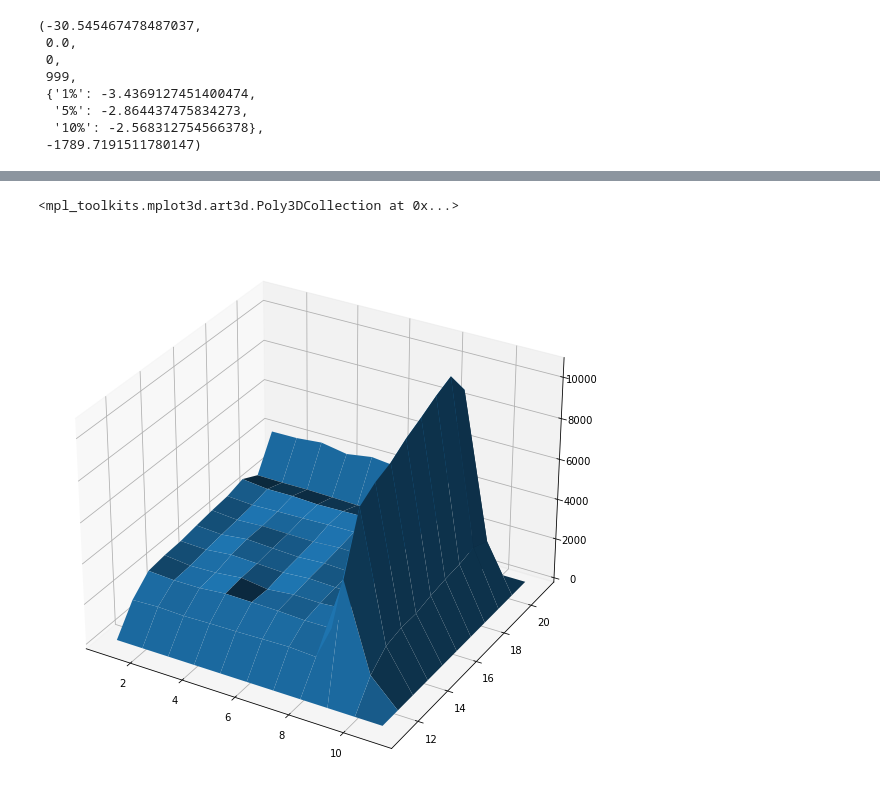
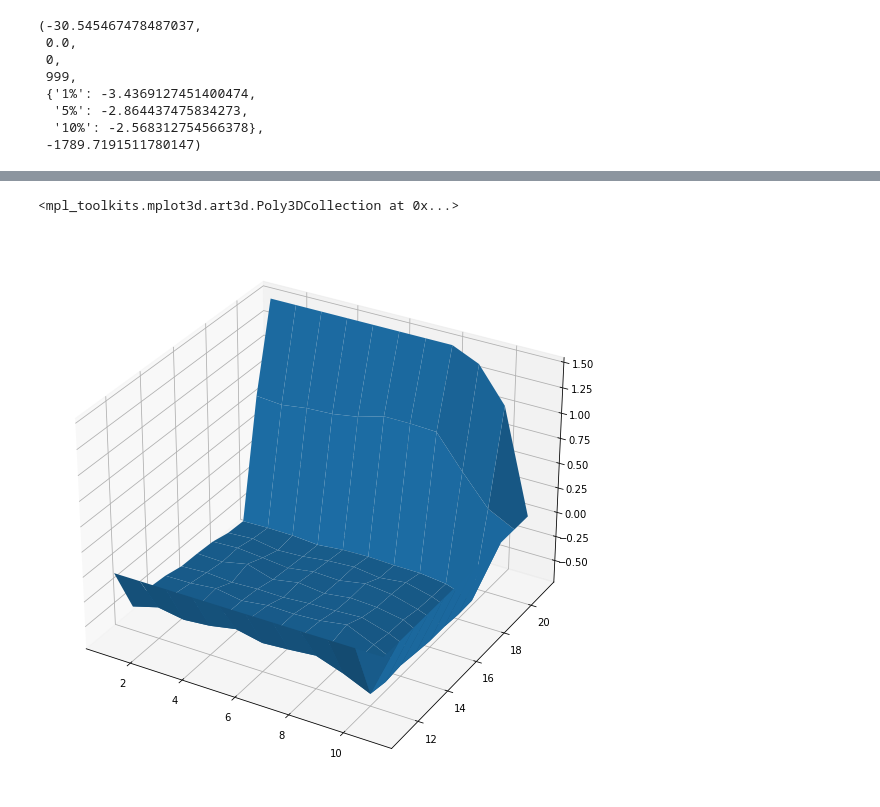
Before and after one commit to Xavi-Linux/Fatjack, a Jupyter notebook: RandomPolicy.ipynb, the cells around one changed output, grey strips where cells are left out. Saved outputs shown, nothing was run; the diff lists cells and outputs as text; code cells hidden in the pictures.

```diff
--- a/RandomPolicy.ipynb
+++ b/RandomPolicy.ipynb
@@ -174,8 +183,8 @@ adfuller(results)
 # %%
 X, Y = np.meshgrid(np.arange(1,12), np.arange(11,22))
 fig = plt.figure(figsize=(10,10))
 ax = fig.add_subplot(111, projection='3d')
-ax.plot_surface(X,Y, agent.time_steps_counter[7:18,:11,1])
+ax.plot_surface(X,Y, agent.table[7:18,:11,1])
 # %% [output]
 <mpl_toolkits.mplot3d.art3d.Poly3DCollection at 0x...>
-[figure, old version]
+[figure, new version]
```
Also changed, not shown: parts of 7 cells of this notebook, 3 other files.
